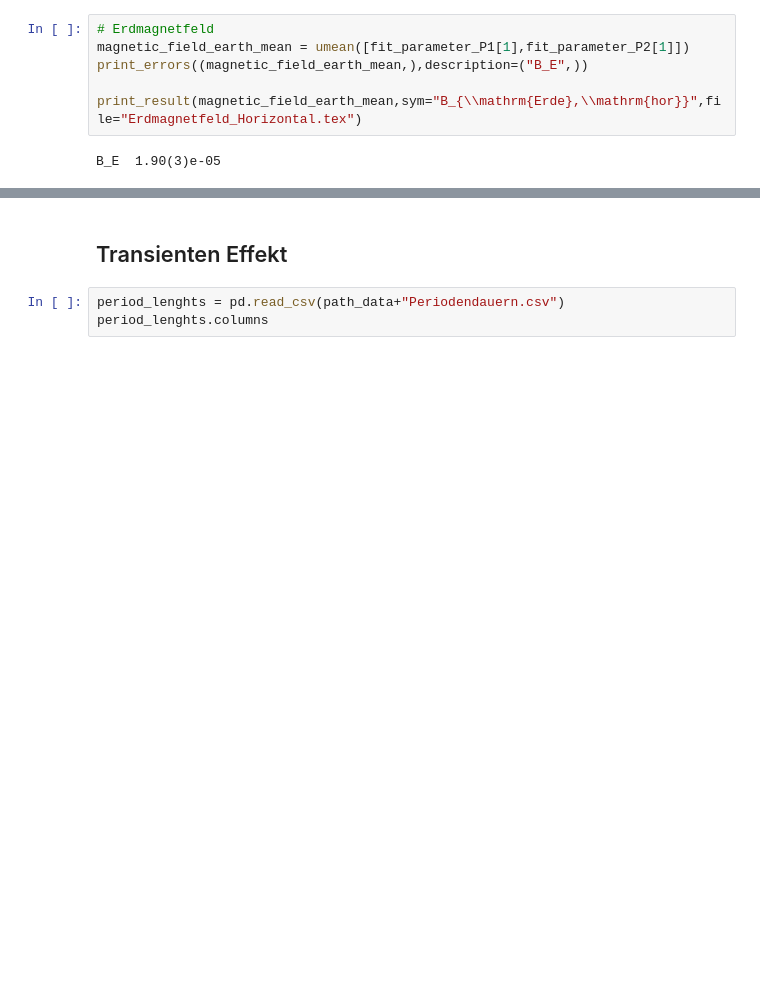
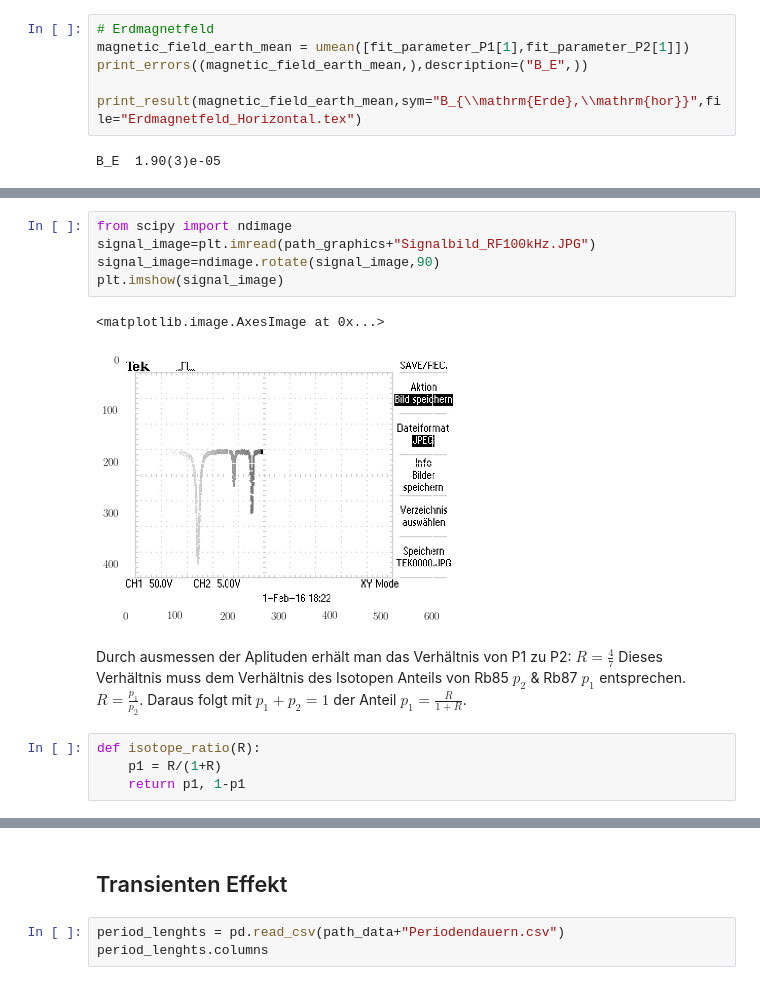
Before and after one commit to LuckyJosh/PhysikFP2015, a Jupyter notebook: 03_OptischesPumpen[ ]/Python/Auswertung.ipynb, the cells around one changed output, grey strips where cells are left out. Drawn from its saved outputs; the diff is of its cells as text; blank space fills up the shorter version.

```diff
--- a/03_OptischesPumpen[ ]/Python/Auswertung.ipynb
+++ b/03_OptischesPumpen[ ]/Python/Auswertung.ipynb
@@ -302,3 +338,19 @@ fig.tight_layout()
 fig.savefig(path_graphics+"Resonanzstellen.pdf")
 # %% [output]
 [figure]
+# %%
+from scipy import ndimage
+signal_image=plt.imread(path_graphics+"Signalbild_RF100kHz.JPG")
+signal_image=ndimage.rotate(signal_image,90)
+plt.imshow(signal_image)
+# %% [output]
+<matplotlib.image.AxesImage at 0x...>
+[figure, added]
+# %% [markdown]
+Durch ausmessen der Aplituden erhält man das Verhältnis von P1 zu P2: $R = \frac{4}{7}$
+Dieses Verhältnis muss dem Verhältnis des Isotopen Anteils von Rb85 $p_2$ & Rb87 $p_1$ entsprechen.
+$R = \frac{p_1}{p_2}$. Daraus folgt mit $p_1 + p_2 = 1$ der Anteil $p_1 = \frac{R}{1+R}$.
+# %%
+def isotope_ratio(R):
+    p1 = R/(1+R)
+    return p1, 1-p1
```
Also changed, not shown: parts of 17 cells of this notebook, 25 other files.
